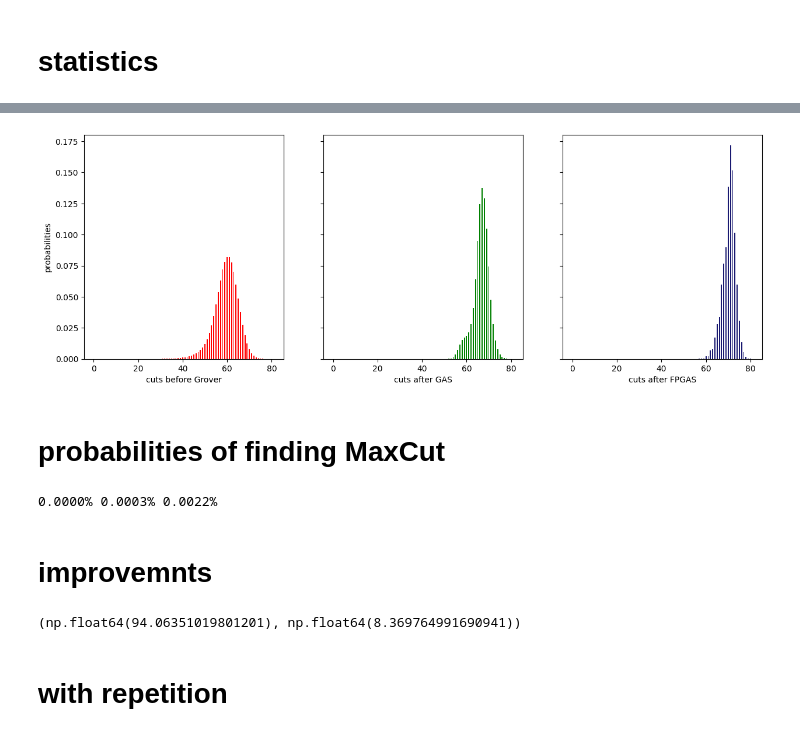
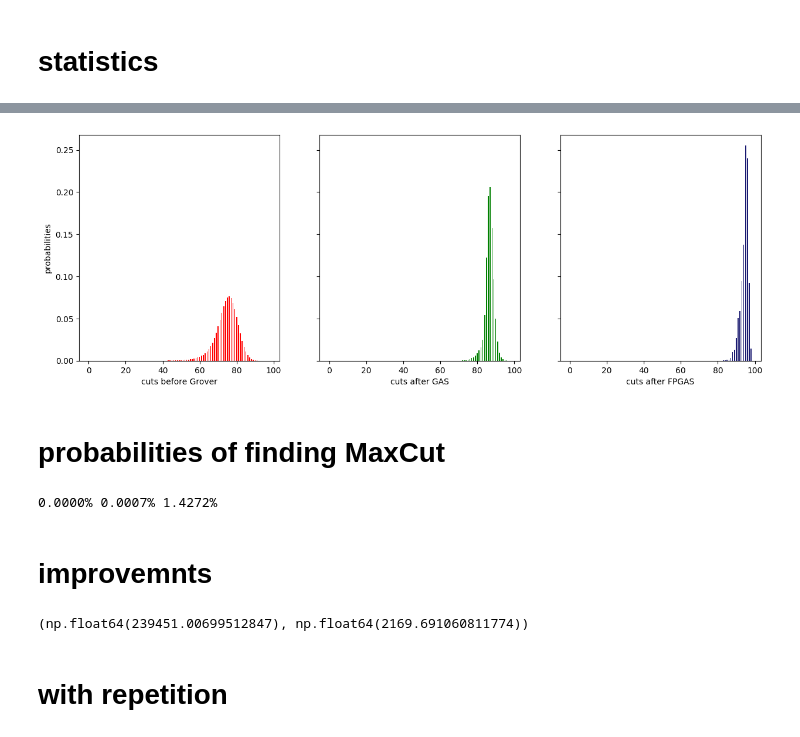
Before and after one commit to akos-nagy/FPGAS_for_QUBO, a Jupyter notebook: code/FPGAS_testing.ipynb, the cells around one changed output, grey strips where cells are left out. Cells and saved outputs as stored; diff of their text form; code cells hidden in the pictures.

```diff
--- a/code/FPGAS_testing.ipynb
+++ b/code/FPGAS_testing.ipynb
@@ -82,8 +32,24 @@ def gas_updater(phi, m, p):
+# %%
+def gas_updater(p, m, p0):
+    F = 1 - np.cumsum(p0)
+
+    thetas = 2 * np.arcsin(np.sqrt(F[:-1])) / np.pi
+    P_failures = (1 + np.sinc(2 * m * thetas) / np.sinc(thetas)) / 2
+
+    p_new = np.zeros(p.shape[0])
+    p_new[:-1] = p[:-1] * P_failures
+    for idx, [py, Fy, P_failure] in enumerate(zip(p[:-1], F[:-1], P_failures), start=1):
+        p_new[idx:-1] += py * (1 - P_failure) * p0[idx:-1] / Fy
+        #p_new[idx] += py * P_failure
+
+    p_new[-1] = 1 - np.sum(p_new[:-1])
+
+    return p_new
 # %% [markdown]
 # graph to generate QUBO for testing
 # %%
 # random, connected graph
-NumberOfVertices, EdgeProbability = 23, 5e-1
+NumberOfVertices, EdgeProbability = 25, 5e-1
 Graph = nx.erdos_renyi_graph(NumberOfVertices, EdgeProbability)
 while not nx.is_connected(Graph):
     Graph = nx.erdos_renyi_graph(NumberOfVertices, EdgeProbability)
@@ -96,4 +62,7 @@ Q = np.delete(np.delete(GraphLaplacian, maxdegvertex, 0), maxdegvertex, 1)
 
 cuts = qubo_values(Q)
 MaxCut = np.max(cuts)
+
+cut_values = np.unique(cuts)
+p0 = np.array([np.count_nonzero(cuts == cut) for cut in cut_values]) / cuts.shape[0]
 # %% [output]
@@ -101,19 +70,19 @@ MaxCut = np.max(cuts)
 # %% [markdown]
 # simulation
 # %%
-rounds = 4 # number of iterations to run
+rounds = 10 # number of iterations to run
 # %%
 Lambda = 6/5 # paramaters for GAS; Lambda = 6/5 is from Boyer et al.
 # %%
 delta, alpha = 0.4, 2 # paramaters for FPGAS / far from optimal at such a low qubit number
 # %%
 # runing the simulation
-p_gas = np.ones(cuts.shape[0]) / cuts.shape[0]
-p_fpgas = np.ones(cuts.shape[0]) / cuts.shape[0]
+p_gas = np.copy(p0)
+p_fpgas = np.copy(p0)
 l = 1
 m = 1
 for idx in range(rounds):
-    p_fpgas, p_gas = fpgas_updater(cuts, delta, np.ceil(l), p_fpgas), gas_updater(cuts, np.ceil(m), p_gas)
+    p_fpgas, p_gas = fpgas_updater(p_fpgas, delta, np.ceil(l), p0), gas_updater(p_gas, np.ceil(m), p0)
     m *= Lambda
     l *= alpha
 # %% [markdown]
@@ -148,40 +112,40 @@ distribution_fpgas = np.array([np.sum(np.where(cuts == cut, p_fpgas, 0)) for cut
 # %%
 fig, axs = plt.subplots(nrows=1, ncols=3, sharey=True, figsize=(15, 5))
 
-axs[0].bar(np.arange(random_chance.shape[0]),
-           random_chance,
+axs[0].bar(cut_values,
+           p0,
            width=0.5,
            color="red")
 axs[0].set(xlabel=f"cuts before Grover",
            ylabel=f"probabilities")
 
-axs[1].bar(np.arange(distribution_gas.shape[0]),
-           distribution_gas,
+axs[1].bar(cut_values,
+           p_gas,
            width=0.5,
            color="green")
 axs[1].set(xlabel=f"cuts after GAS")
 
-axs[2].bar(np.arange(distribution_fpgas.shape[0]),
-           distribution_fpgas,
+axs[2].bar(cut_values,
+           p_fpgas,
            width=0.5,
            color="midnightblue")
 axs[2].set(xlabel=f"cuts after FPGAS")
 
 plt.show()
 # %% [output]
-[figure, old version]
+[figure, new version]
 # %% [markdown]
 # probabilities of finding MaxCut
 # %%
-print(f"{random_chance[MaxCut]:.4%}\t{distribution_gas[MaxCut]:.4%}\t{distribution_fpgas[MaxCut]:.4%}")
+print(f"{p0[-1]:.4%}\t{p_gas[-1]:.4%}\t{p_fpgas[-1]:.4%}")
 # %% [output]
-0.0000% 0.0003% 0.0022%
+0.0000% 0.0007% 1.4272%
 # %% [markdown]
 # improvemnts
-# %%
-distribution_fpgas[MaxCut] / random_chance[MaxCut], distribution_fpgas[MaxCut] / distribution_gas[MaxCut]
-# %% [output]
-(np.float64(94.06351019801201), np.float64(8.369764991690941))
+# %%
+p_fpgas[-1] / p0[-1], p_fpgas[-1] / p_gas[-1]
+# %% [output]
+(np.float64(239451.00699512847), np.float64(2169.691060811774))
 # %% [markdown]
 # with repetition
 # %%
```
Also changed, not shown: parts of 13 cells of this notebook.
